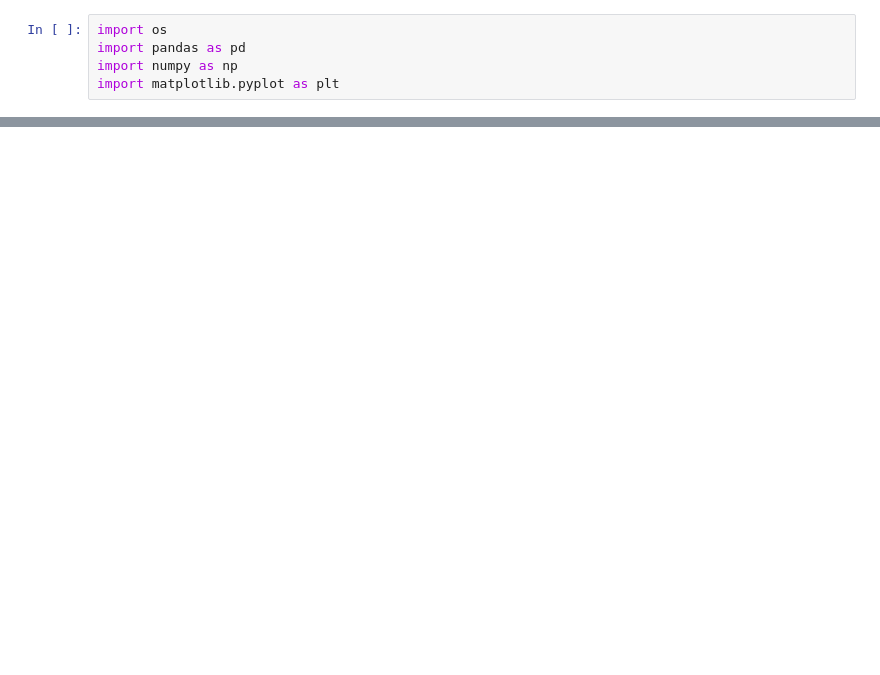
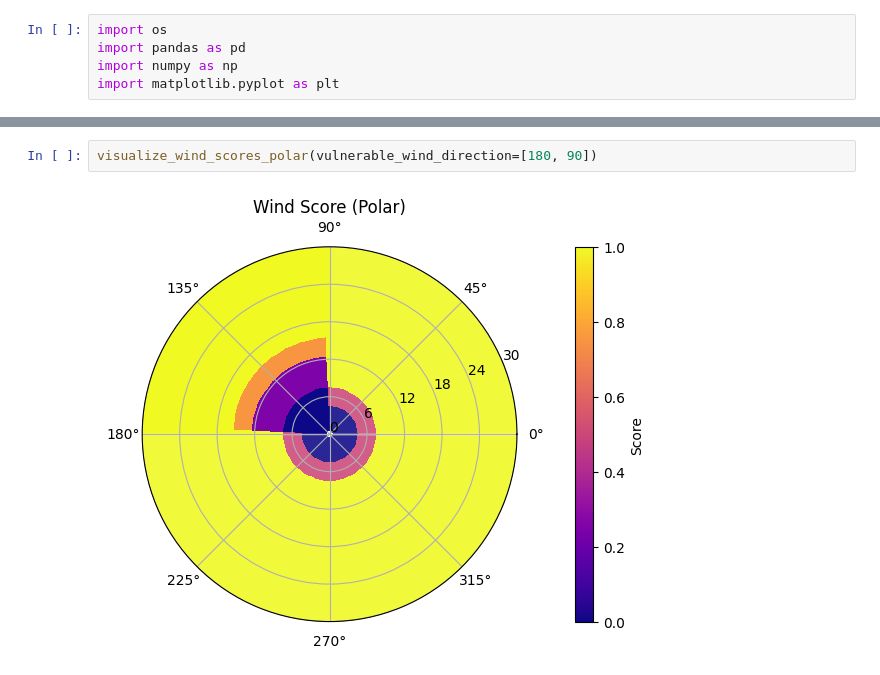
Before and after one commit to fclarke1/vis_forecast, a Jupyter notebook: notebooks/playground.ipynb, the cells around one changed output, grey strips where cells are left out. Saved outputs shown, nothing was run; the diff lists cells and outputs as text; blank space fills up the shorter version.

```diff
--- a/notebooks/playground.ipynb
+++ b/notebooks/playground.ipynb
@@ -93,0 +69,4 @@ df_tmp[(df_tmp['location_name']=="falmouth")&(df_tmp["time"] >= time_now)]
+# %%
+visualize_wind_scores_polar(vulnerable_wind_direction=[180, 90])
+# %% [output]
+[figure, added]
```
Also changed, not shown: parts of 11 cells of this notebook, 5 other files.
